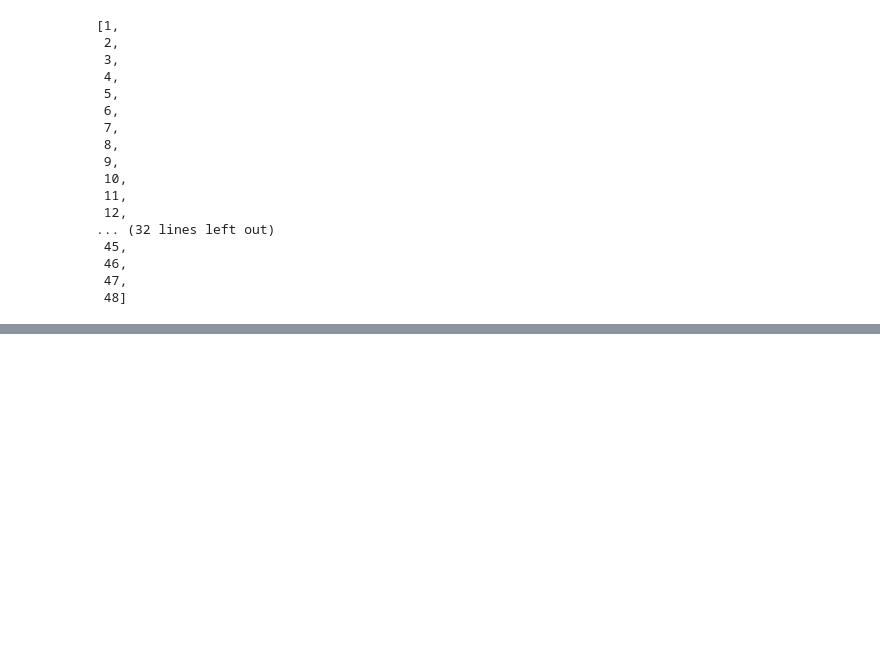
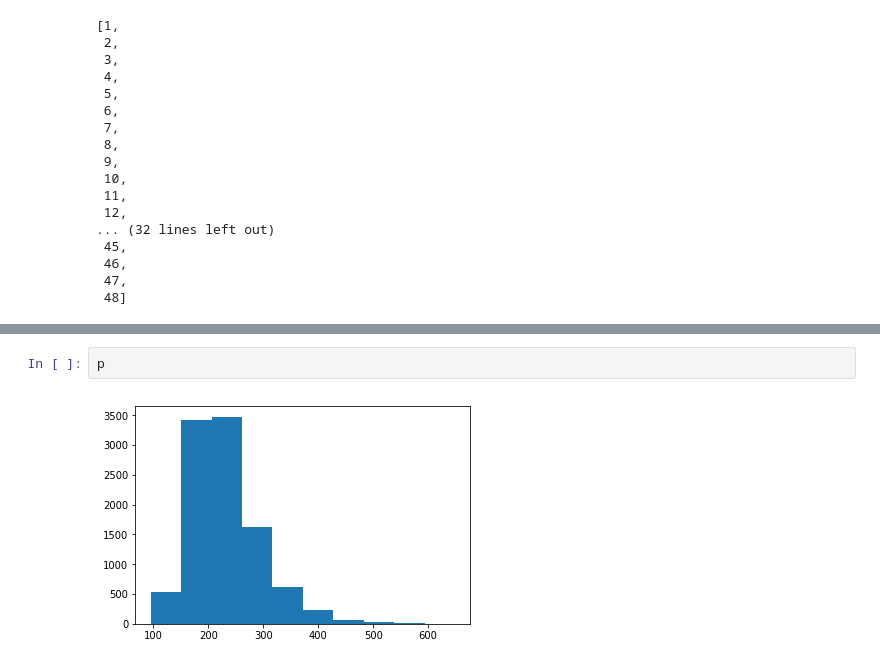
Before and after one commit to perlestot/Machine-Learning-with-Python, a Jupyter notebook: Python_Lecture_Rama.ipynb, the cells around one changed output, grey strips where cells are left out. Cells and saved outputs as stored; diff of their text form; blank space fills up the shorter version.

```diff
--- a/Python_Lecture_Rama.ipynb
+++ b/Python_Lecture_Rama.ipynb
@@ -364,0 +397,4 @@ list(range(1,49))
+# %%
+p
+# %% [output]
+[figure, added]
```
Also changed, not shown: parts of 15 cells of this notebook.
